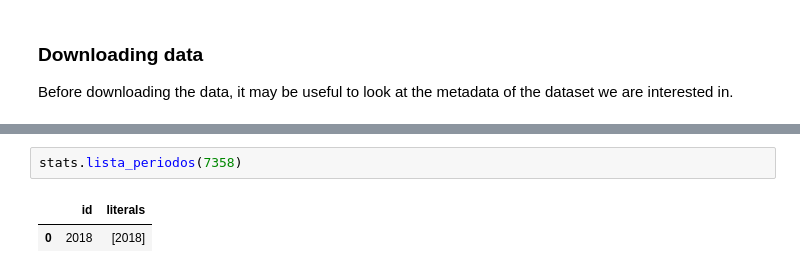
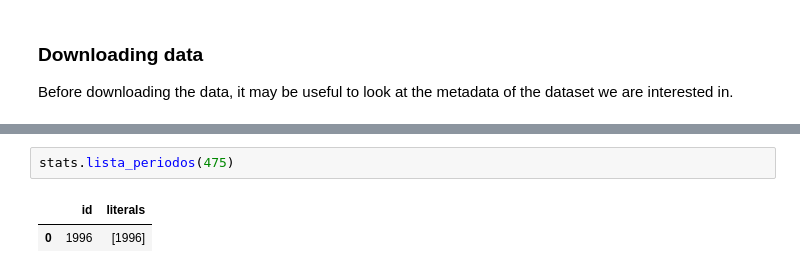
Before and after one commit to AlertaDengue/PySUS, a Jupyter notebook: docs/source/IBGE_data.ipynb, the cells around one changed output, grey strips where cells are left out. Drawn from its saved outputs; the diff is of its cells as text.

```diff
--- a/docs/source/IBGE_data.ipynb
+++ b/docs/source/IBGE_data.ipynb
@@ -81,6 +94,6 @@ stats.metadados(7358)
 # %%
-stats.lista_periodos(7358)
+stats.lista_periodos(475)
 # %% [output]
 |  | id | literals |
-| 0 | 2018 | [2018] |
+| 0 | 1996 | [1996] |
 # %%
```
Also changed, not shown: parts of 8 cells of this notebook, 2 other files.
